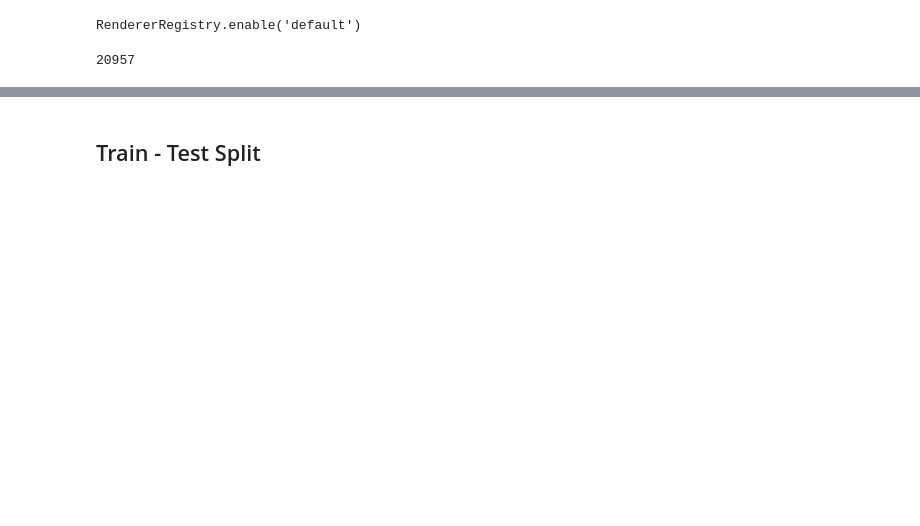
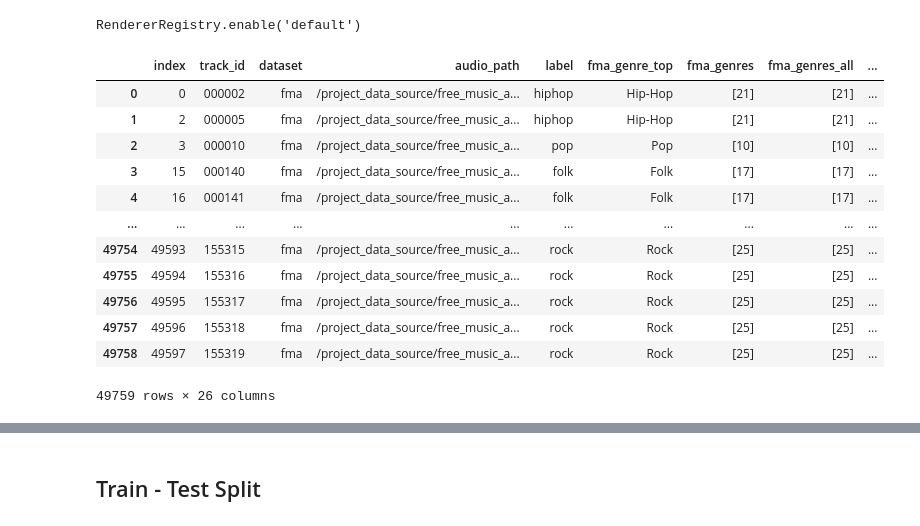
Before and after one commit to BMurp/music_modeling_capstone, a Jupyter notebook: notebooks/exploratory/Attempts_at_Classification.ipynb, the cells around one changed output, grey strips where cells are left out. Drawn from its saved outputs; the diff is of its cells as text; code cells hidden in the pictures; blank space fills up the shorter version.

```diff
--- a/notebooks/exploratory/Attempts_at_Classification.ipynb
+++ b/notebooks/exploratory/Attempts_at_Classification.ipynb
@@ -35,8 +35,20 @@ full_model_data.df.head(1)
 data_df = full_model_data.df
 # %%
 data_df = pd.read_csv('/Users/tetyananesdill/music_modeling_capstone/notebooks/exploratory/output2.csv')
-# %%
-len(data_df)
-# %% [output]
-20957
+# %%
+data_df
+# %% [output]
+|  | index | track_id | dataset | audio_path | label | fma_genre_top | fma_genres | fma_genres_all | ... |
+| 0 | 0 | 000002 | fma | /project_data_source/free_music_a... | hiphop | Hip-Hop | [21] | [21] | ... |
+| 1 | 2 | 000005 | fma | /project_data_source/free_music_a... | hiphop | Hip-Hop | [21] | [21] | ... |
+| 2 | 3 | 000010 | fma | /project_data_source/free_music_a... | pop | Pop | [10] | [10] | ... |
+| 3 | 15 | 000140 | fma | /project_data_source/free_music_a... | folk | Folk | [17] | [17] | ... |
+| 4 | 16 | 000141 | fma | /project_data_source/free_music_a... | folk | Folk | [17] | [17] | ... |
+| ... | ... | ... | ... | ... | ... | ... | ... | ... | ... |
+| 49754 | 49593 | 155315 | fma | /project_data_source/free_music_a... | rock | Rock | [25] | [25] | ... |
+| 49755 | 49594 | 155316 | fma | /project_data_source/free_music_a... | rock | Rock | [25] | [25] | ... |
+| 49756 | 49595 | 155317 | fma | /project_data_source/free_music_a... | rock | Rock | [25] | [25] | ... |
+| 49757 | 49596 | 155318 | fma | /project_data_source/free_music_a... | rock | Rock | [25] | [25] | ... |
+| 49758 | 49597 | 155319 | fma | /project_data_source/free_music_a... | rock | Rock | [25] | [25] | ... |
+49759 rows × 26 columns
 # %%
```
Also changed, not shown: parts of 39 cells of this notebook.
